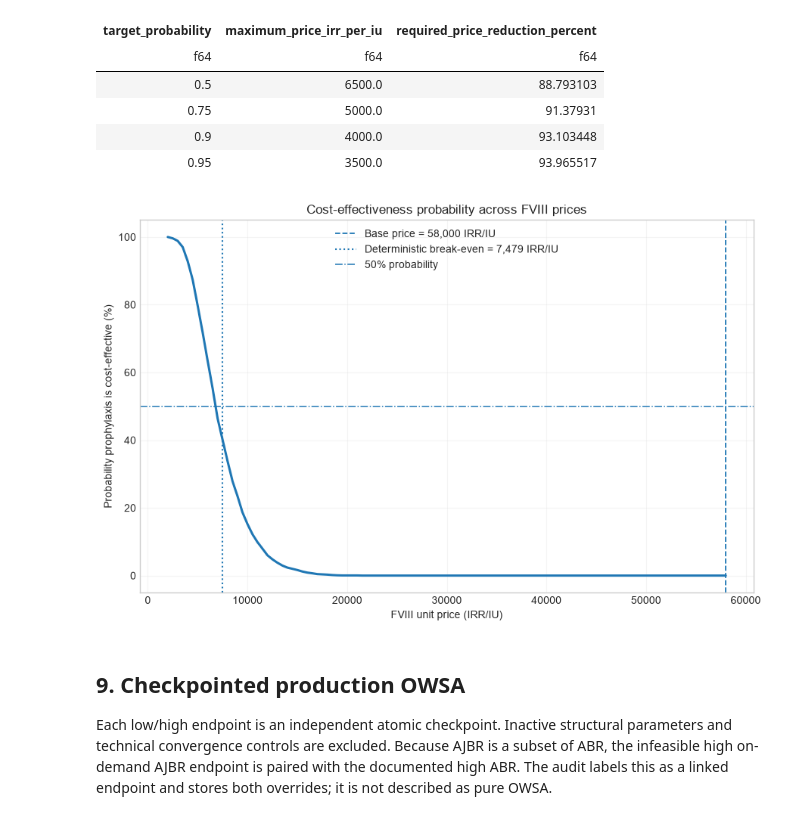
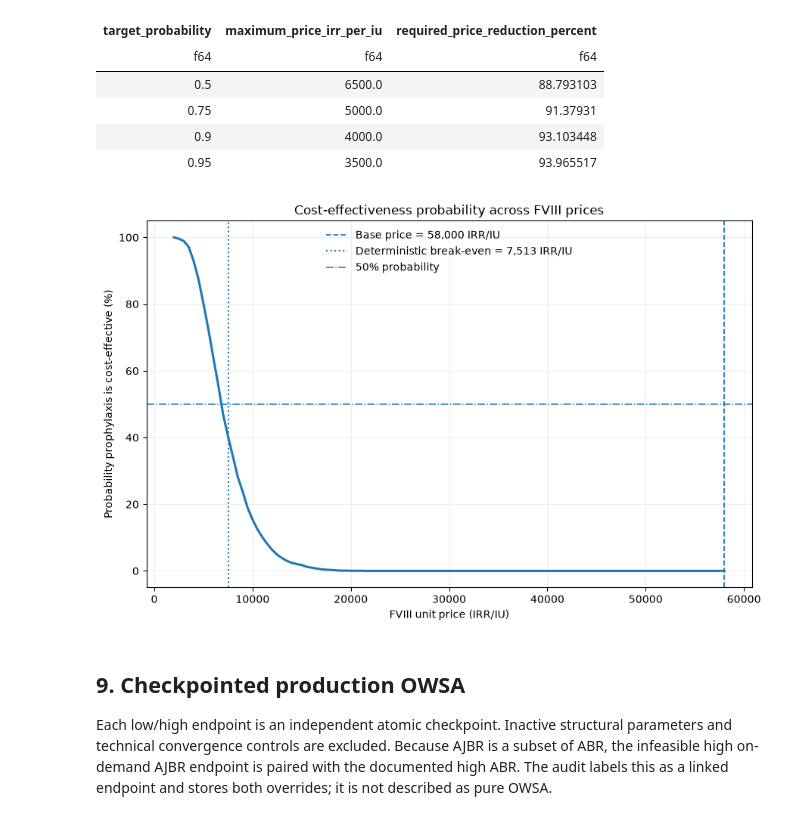
Before and after one commit to MohammadHashemian/hemophilia-a-cua, a Jupyter notebook: notebooks/state_transition_final_analysis.ipynb, the cells around one changed output. Cells and saved outputs as stored; diff of their text form; code cells hidden in the pictures.

Commit message:
initial commit before finalizing the project structure.

```diff
--- a/notebooks/state_transition_final_analysis.ipynb
+++ b/notebooks/state_transition_final_analysis.ipynb
@@ -177,6 +209,10 @@ outcomes to control memory use.
 # %% [markdown]
 #### 3A. Base-case decision summary
 # %%
+import time
+
+from modular_models.state_transition.trace import TraceSession
+
 base_started = time.perf_counter()
 base_trace = TraceSession(max_cycles=5)
 base = (
@@ -196,6 +232,13 @@ if base is None:
     )
 
 base_elapsed_seconds = time.perf_counter() - base_started
+OUTPUT = ROOT / "outputs" / "state_transition"
+TRACE = OUTPUT / "trace"
+FIGURES = OUTPUT / "figures"
+
+TRACE.mkdir(parents=True, exist_ok=True)
+FIGURES.mkdir(parents=True, exist_ok=True)
+
 base_trace.write_json(TRACE / "base_case_trace.json")
 base_trace.render(TRACE / "base_case_trace.png")
 
@@ -949,6 +737,8 @@ approximate worst-case 95% Monte Carlo margin of ±1.96 percentage points for CE
 Parameter draws, atomic checkpoints, code/data fingerprints and the completed manifest are stored
 with the results.
 # %%
+from modular_models.state_transition.production import PSAConfig, PSAProductionPipeline
+
 production_psa_dir = OUTPUT / "psa_production"
 psa_config = PSAConfig(
     iterations=PSA_ITERATIONS,
@@ -965,7 +755,7 @@ if RUN_PRODUCTION_PSA:
     psa_source_label = "Probabilistic sensitivity analysis"
 elif (production_psa_dir / "psa_results.parquet").exists():
     psa_frame = pl.read_parquet(production_psa_dir / "psa_results.parquet")
-    psa_source_label = "FINAL 2,500-draw production PSA"
+    psa_source_label = "Probabilistic sensitivity analysis"
 else:
     convergence_psa_dir = ROOT / "outputs/state_transition/psa_convergence_500x5000"
     psa_frame = pl.read_parquet(convergence_psa_dir / "psa_results.parquet")
@@ -1643,82 +1130,16 @@ shape: (4, 3)
 # %%
 # Probability of cost-effectiveness versus FVIII unit price
 
-fig, ax = plt.subplots(
-    figsize=(9, 5.8)
+fig, ax = plt.subplots(figsize=(9, 5.8))
+plot_factor_price_policy(
+    factor_price_psa, BASE_FACTOR_PRICE, break_even_factor_price_irr, ax=ax
 )
-
-ax.plot(
-    factor_price_psa[
-        "factor_price_irr_per_iu"
-    ].to_numpy(),
-    factor_price_psa[
-        "probability_cost_effective"
-    ].to_numpy() * 100,
-    linewidth=2.2,
-)
-
-ax.axvline(
-    BASE_FACTOR_PRICE,
-    linestyle="--",
-    linewidth=1.3,
-    label=(
-        f"Base price = "
-        f"{BASE_FACTOR_PRICE:,.0f} IRR/IU"
-    ),
-)
-
-ax.axvline(
-    break_even_factor_price,
-    linestyle=":",
-    linewidth=1.5,
-    label=(
-        f"Deterministic break-even = "
-        f"{break_even_factor_price:,.0f} IRR/IU"
-    ),
-)
-
-ax.axhline(
-    50,
-    linestyle="-.",
-    linewidth=1.1,
-    label="50% probability",
-)
-
-ax.set_xlabel(
-    "FVIII unit price (IRR/IU)"
-)
-ax.set_ylabel(
-    "Probability prophylaxis is cost-effective (%)"
-)
-ax.set_title(
-    "Cost-effectiveness probability across FVIII prices"
-)
-
-ax.legend(
-    frameon=False
-)
-ax.grid(
-    alpha=0.2
-)
-
 fig.tight_layout()
-
-fig.savefig(
-    FIGURES
-    / "factor_viii_price_policy.png",
-    dpi=300,
-    bbox_inches="tight",
-)
-
-fig.savefig(
-    FIGURES
-    / "factor_viii_price_policy.pdf",
-    bbox_inches="tight",
-)
-
+fig.savefig(FIGURES / "factor_viii_price_policy.png", dpi=300, bbox_inches="tight")
+fig.savefig(FIGURES / "factor_viii_price_policy.pdf", bbox_inches="tight")
 plt.show()
 # %% [output]
-[figure, old version]
+[figure, new version]
 # %% [markdown]
 ## 9. Checkpointed production OWSA
 
```
Also changed, not shown: parts of 43 cells of this notebook, 40 other files.
